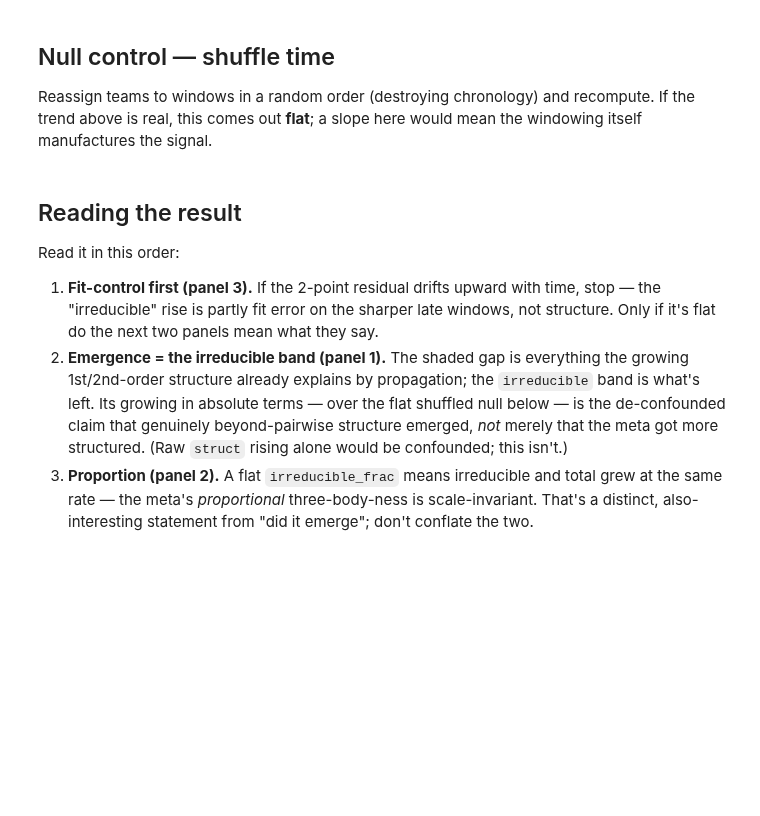
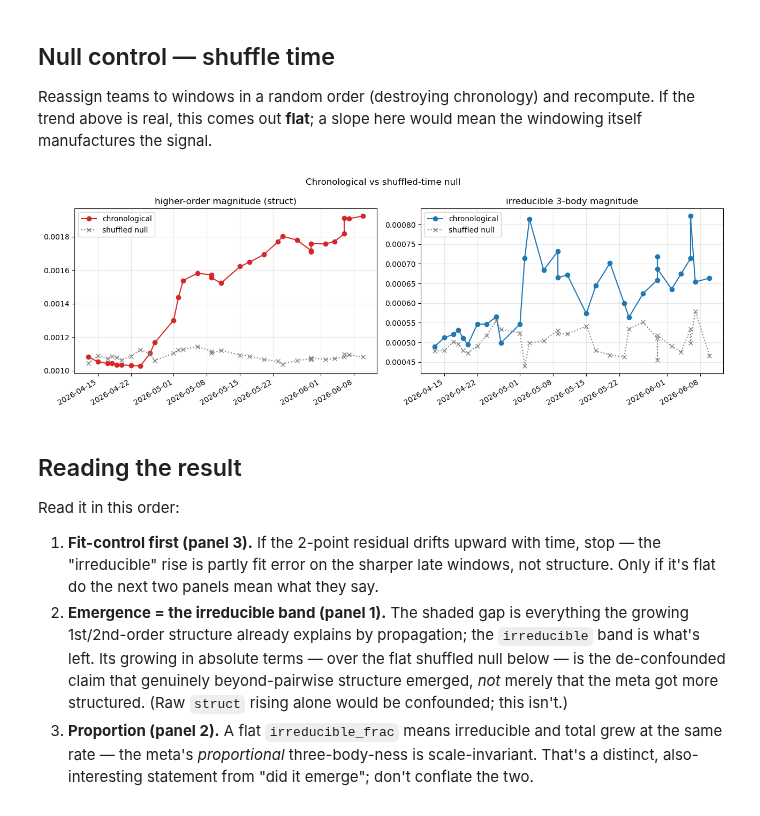
Before and after one commit to kylehtunis/k2dex, a Jupyter notebook: notebooks/higher_order_emergence.ipynb, the cells around one changed output. Cells and saved outputs as stored; diff of their text form; code cells hidden in the pictures; blank space fills up the shorter version.

```diff
--- a/notebooks/higher_order_emergence.ipynb
+++ b/notebooks/higher_order_emergence.ipynb
@@ -127,8 +139,8 @@ def build_window(obs_window, min_count=5):
     return vocab, X, species_of, item_of
 
 
-FIT_KW = dict(reg="l2", reg_lambda=1e-3, n_iters=800, lr=0.01, lr_final=0.0001,
-              n_chains=500, n_sweeps=300, n_burn=200, avg_last=50)
+FIT_KW = dict(reg="l2", reg_lambda=1e-3, n_iters=500, lr=0.01, lr_final=0.0001,
+              n_chains=500, n_sweeps=500, n_burn=200, avg_last=50)
 SAMPLE_KW = dict(n_runs=25, n_steps=50_000, burn_in=6_000, thin=20)
 
 
@@ -175,3 +187,29 @@ def window_metrics(obs_window, *, K_TOP=40, seed=0):
                 frac_z3=float(np.mean(np.abs(z) > 3)),
                 r=float(np.corrcoef(td, tm)[0, 1]),
                 fit_resid2=fit_resid2, pair2=pair2)
+
+
+# ---- Parallel driver: windows are independent, so fan them across processes ----
+# (the MCMC step loops are pure-Python / GIL-bound, so this needs processes, not
+# threads). fork lets workers inherit these notebook globals without re-import.
+PARALLEL = True
+N_WORKERS = os.cpu_count() or 2
+print(f"parallel={PARALLEL}, N_WORKERS={N_WORKERS}")
+
+
+def _wm(args):
+    win, seed = args
+    return window_metrics(win, seed=seed)
+
+
+def parallel_metrics(window_list, *, seed_base=0, desc="windows"):
+    tasks = [(w, seed_base + i) for i, w in enumerate(window_list)]
+    if not PARALLEL or N_WORKERS <= 1:
+        return [_wm(t) for t in tqdm(tasks, desc=desc)]
+    try:
+        ctx = mp.get_context("fork")
+        with ProcessPoolExecutor(max_workers=N_WORKERS, mp_context=ctx) as ex:
+            return list(tqdm(ex.map(_wm, tasks), total=len(tasks), desc=desc))
+    except Exception as err:                       # fall back to serial on any mp failure
+        print(f"parallel failed ({err!r}); running serial")
+        return [_wm(t) for t in tqdm(tasks, desc=desc)]
@@ -212,5 +260,5 @@ speed-vs-resolution.
 # %%
-results = [window_metrics(win, seed=i) for i, win in enumerate(tqdm(windows, desc="windows"))]
+results = parallel_metrics(windows)
 
 import builtins
 print(f"{'center':<12}{'N':>6}{'struct':>9}{'irred':>9}{'irr/str':>8}"
@@ -280,21 +348,22 @@ the signal.
 # %%
 rng = np.random.default_rng(0)
 shuffled = list(obs_sorted)
 rng.shuffle(shuffled)
 null_windows = [shuffled[i:i + W] for i in starts]
-null_results = [window_metrics(win, seed=100 + i)
-                for i, win in enumerate(tqdm(null_windows, desc="null"))]
+null_results = parallel_metrics(null_windows, seed_base=100, desc="null")
 
 fig, ax = plt.subplots(1, 2, figsize=(13, 4.5))
 ax[0].plot(centers, series("struct"), "o-", color="C3", label="chronological")
 ax[0].plot(centers, series("struct", null_results), "x:", color="gray", label="shuffled null")
 ax[0].set_title("higher-order magnitude (struct)"); ax[0].legend(); ax[0].grid(alpha=0.3)
 ax[1].plot(centers, series("irreducible", results), "o-", label="chronological")
 ax[1].plot(centers, series("irreducible", null_results), "x:", color="gray", label="shuffled null")
 ax[1].set_title("irreducible 3-body magnitude"); ax[1].legend(); ax[1].grid(alpha=0.3)
 fig.autofmt_xdate()
 fig.suptitle("Chronological vs shuffled-time null")
 fig.tight_layout(); plt.show()
+# %% [output]
+[figure, added]
 # %% [markdown]
 ## Reading the result
 
```
Also changed, not shown: parts of 6 cells of this notebook.
